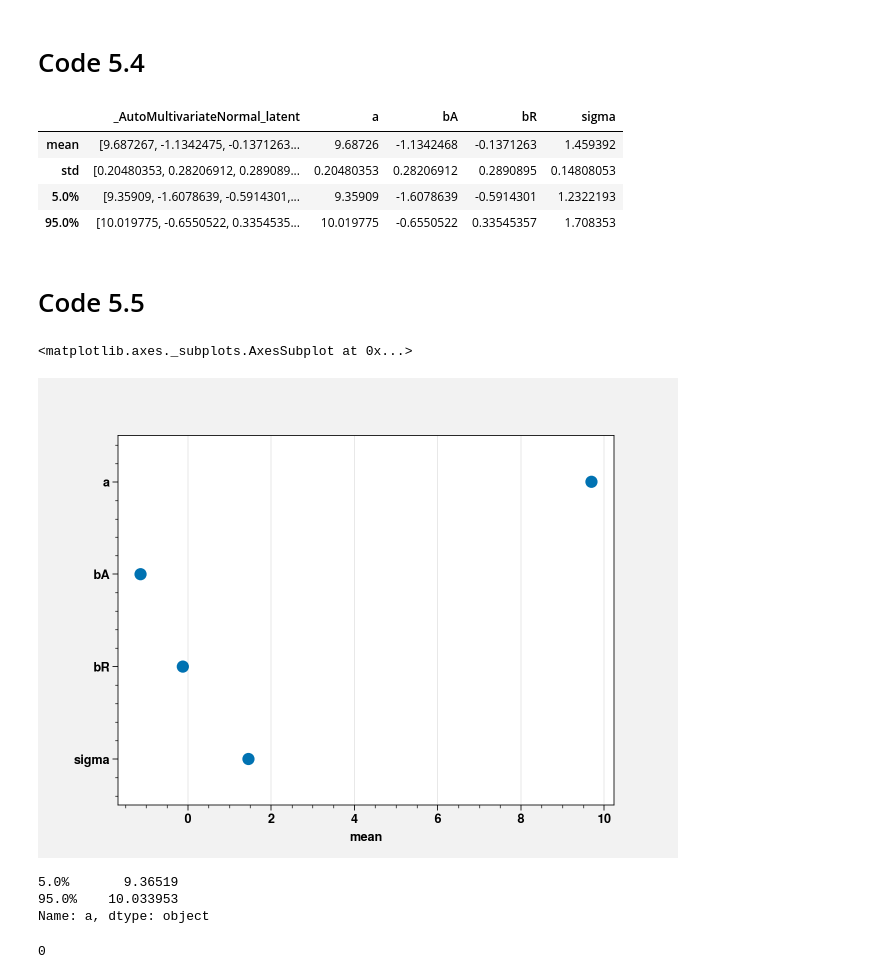
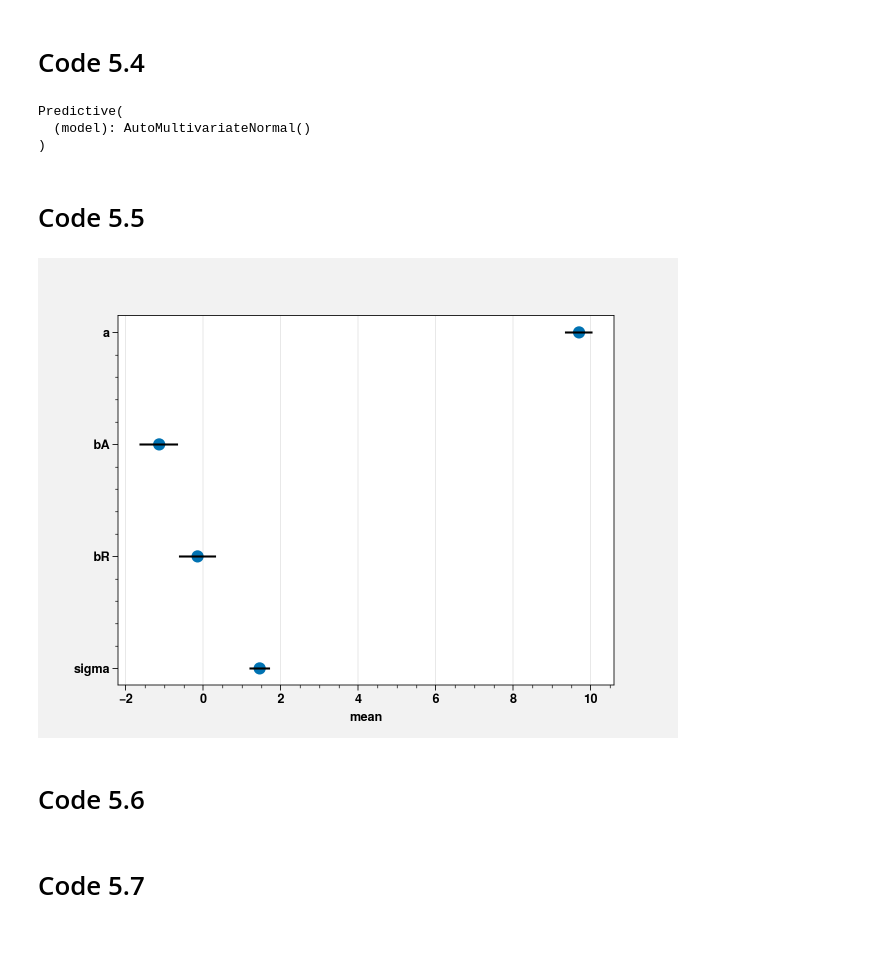
Before and after one commit to saketkc/pyro-rethinking, a Jupyter notebook: Chapters/05_Chapter05.ipynb, the cells around one changed output. Drawn from its saved outputs; the diff is of its cells as text; code cells hidden in the pictures; blank space fills up the shorter version.

```diff
--- a/Chapters/05_Chapter05.ipynb
+++ b/Chapters/05_Chapter05.ipynb
@@ -180,20 +162,6 @@ fig.tight_layout()
 # %% [markdown]
 # Code 5.4
 # %%
-def summary(samples, prob=0.95):
-    site_stats = {}
-    for k, v in samples.items():
-        site_stats[k] = {
-            "mean": torch.mean(v, 0).data.numpy(),
-            "std": torch.std(v, 0).data.numpy(),
-            "{:.1f}%".format(100 * (1 - prob)): v.kthvalue(
-                int(len(v) * (1 - prob)), dim=0
-            )[0].data.numpy(),
-            "{:.1f}%".format(100 * prob): v.kthvalue(int(len(v) * prob), dim=0)[
-                0
-            ].data.numpy(),
-        }
-    return pd.DataFrame(site_stats)
 
 
 def model53(Marriage_s, MedianAgeMarriage_s):
@@ -225,32 +193,23 @@ num_steps = 5000
 losses = [svi.step(Marriage_s, MedianAgeMarriage_s) for t in range(num_steps)]
 laplace_guide53 = guide53.laplace_approximation(Marriage_s, MedianAgeMarriage_s)
 pred53 = pyro.infer.Predictive(laplace_guide53, num_samples=1000)
-summary(pred53.get_samples())
+samples53 = pred53.get_samples()
+post53 = summary(samples53)
+pred53
 # %% [output]
-|  | _AutoMultivariateNormal_latent | a | bA | bR | sigma |
-| mean | [9.687267, -1.1342475, -0.1371263... | 9.68726 | -1.1342468 | -0.1371263 | 1.459392 |
-| std | [0.20480353, 0.28206912, 0.289089... | 0.20480353 | 0.28206912 | 0.2890895 | 0.14808053 |
-| 5.0% | [9.35909, -1.6078639, -0.5914301,... | 9.35909 | -1.6078639 | -0.5914301 | 1.2322193 |
-| 95.0% | [10.019775, -0.6550522, 0.3354535... | 10.019775 | -0.6550522 | 0.33545357 | 1.708353 |
+Predictive(
+  (model): AutoMultivariateNormal()
+)
 # %% [markdown]
 # Code 5.5
 # %%
 precis = summary(pred53.get_samples())
 precis = precis.drop(columns = ["_AutoMultivariateNormal_latent"]).T
 fig, ax = plt.subplots()
 sns.pointplot(precis["mean"], precis.index, join=False, ax=ax)
-#for i, param in enumerate(precis.index):
-#  sns.lineplot(precis.loc[param, ["5.0%", "95.0%"]], [i, i], color="k", ax=ax)
+for i, param in enumerate(precis.index):
+  sns.lineplot(np.hstack(precis.loc[param, ["5.0%", "95.0%"]].values), [i, i], color="k", ax=ax)
 # %% [output]
-<matplotlib.axes._subplots.AxesSubplot at 0x...>
-[figure, old version]
+[figure, new version]
-# %%
-precis.loc[param, ["5.0%", "95.0%"]]
-# %% [output]
-5.0%       9.36519
-95.0%    10.033953
-Name: a, dtype: object
-# %%
-i
-# %% [output]
-0
+# %% [markdown]
+# Code 5.6
@@ -256,0 +242,2 @@ i
+# %% [markdown]
+# Code 5.7
```
Also changed, not shown: parts of 89 cells of this notebook.
